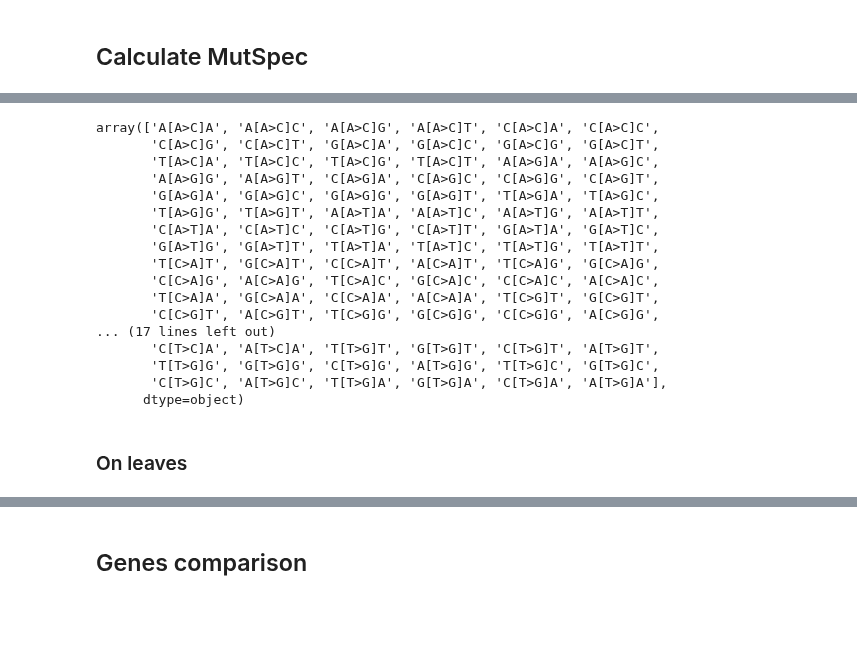
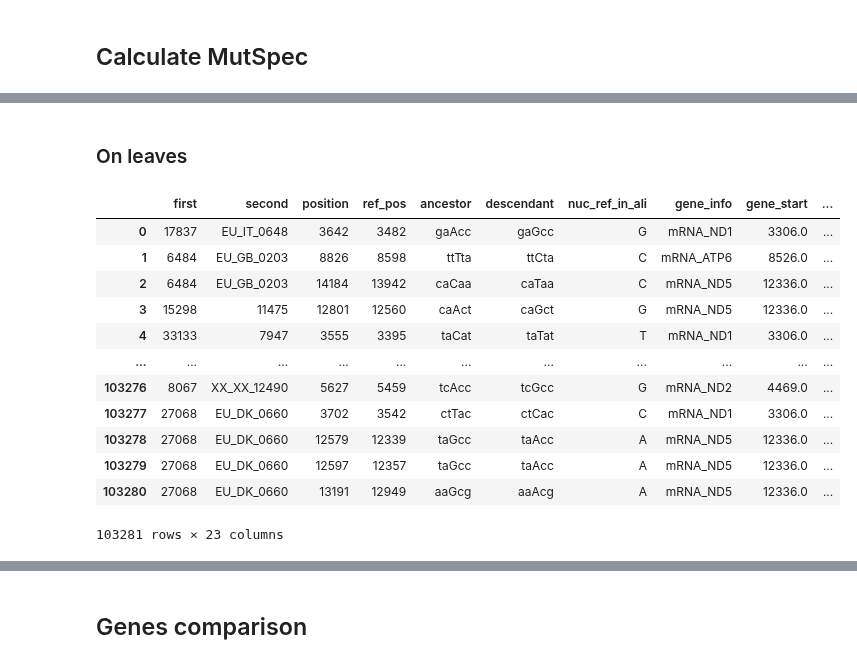
Before and after one commit to mitoclub/mtdnaMutSpecOfCancers, a Jupyter notebook: notebooks/human_global_tree_muts_EDA.ipynb, the cells around one changed output, grey strips where cells are left out. Saved outputs shown, nothing was run; the diff lists cells and outputs as text; code cells hidden in the pictures; blank space fills up the shorter version.

```diff
--- a/notebooks/human_global_tree_muts_EDA.ipynb
+++ b/notebooks/human_global_tree_muts_EDA.ipynb
@@ -426,25 +370,21 @@ df
-# %%
-df.sbs.values
-# %% [output]
-array(['A[A>C]A', 'A[A>C]C', 'A[A>C]G', 'A[A>C]T', 'C[A>C]A', 'C[A>C]C',
-       'C[A>C]G', 'C[A>C]T', 'G[A>C]A', 'G[A>C]C', 'G[A>C]G', 'G[A>C]T',
-       'T[A>C]A', 'T[A>C]C', 'T[A>C]G', 'T[A>C]T', 'A[A>G]A', 'A[A>G]C',
-       'A[A>G]G', 'A[A>G]T', 'C[A>G]A', 'C[A>G]C', 'C[A>G]G', 'C[A>G]T',
-       'G[A>G]A', 'G[A>G]C', 'G[A>G]G', 'G[A>G]T', 'T[A>G]A', 'T[A>G]C',
-       'T[A>G]G', 'T[A>G]T', 'A[A>T]A', 'A[A>T]C', 'A[A>T]G', 'A[A>T]T',
-       'C[A>T]A', 'C[A>T]C', 'C[A>T]G', 'C[A>T]T', 'G[A>T]A', 'G[A>T]C',
-       'G[A>T]G', 'G[A>T]T', 'T[A>T]A', 'T[A>T]C', 'T[A>T]G', 'T[A>T]T',
-       'T[C>A]T', 'G[C>A]T', 'C[C>A]T', 'A[C>A]T', 'T[C>A]G', 'G[C>A]G',
-       'C[C>A]G', 'A[C>A]G', 'T[C>A]C', 'G[C>A]C', 'C[C>A]C', 'A[C>A]C',
-       'T[C>A]A', 'G[C>A]A', 'C[C>A]A', 'A[C>A]A', 'T[C>G]T', 'G[C>G]T',
-       'C[C>G]T', 'A[C>G]T', 'T[C>G]G', 'G[C>G]G', 'C[C>G]G', 'A[C>G]G',
-... (17 lines left out)
-       'C[T>C]A', 'A[T>C]A', 'T[T>G]T', 'G[T>G]T', 'C[T>G]T', 'A[T>G]T',
-       'T[T>G]G', 'G[T>G]G', 'C[T>G]G', 'A[T>G]G', 'T[T>G]C', 'G[T>G]C',
-       'C[T>G]C', 'A[T>G]C', 'T[T>G]A', 'G[T>G]A', 'C[T>G]A', 'A[T>G]A'],
-      dtype=object)
 # %% [markdown]
 ### On leaves
+# %%
+muts_filtered
+# %% [output]
+|  | first | second | position | ref_pos | ancestor | descendant | nuc_ref_in_ali | gene_info | gene_start | ... |
+| 0 | 17837 | EU_IT_0648 | 3642 | 3482 | gaAcc | gaGcc | G | mRNA_ND1 | 3306.0 | ... |
+| 1 | 6484 | EU_GB_0203 | 8826 | 8598 | ttTta | ttCta | C | mRNA_ATP6 | 8526.0 | ... |
+| 2 | 6484 | EU_GB_0203 | 14184 | 13942 | caCaa | caTaa | C | mRNA_ND5 | 12336.0 | ... |
+| 3 | 15298 | 11475 | 12801 | 12560 | caAct | caGct | G | mRNA_ND5 | 12336.0 | ... |
+| 4 | 33133 | 7947 | 3555 | 3395 | taCat | taTat | T | mRNA_ND1 | 3306.0 | ... |
+| ... | ... | ... | ... | ... | ... | ... | ... | ... | ... | ... |
+| 103276 | 8067 | XX_XX_12490 | 5627 | 5459 | tcAcc | tcGcc | G | mRNA_ND2 | 4469.0 | ... |
+| 103277 | 27068 | EU_DK_0660 | 3702 | 3542 | ctTac | ctCac | C | mRNA_ND1 | 3306.0 | ... |
+| 103278 | 27068 | EU_DK_0660 | 12579 | 12339 | taGcc | taAcc | A | mRNA_ND5 | 12336.0 | ... |
+| 103279 | 27068 | EU_DK_0660 | 12597 | 12357 | taGcc | taAcc | A | mRNA_ND5 | 12336.0 | ... |
+| 103280 | 27068 | EU_DK_0660 | 13191 | 12949 | aaGcg | aaAcg | A | mRNA_ND5 | 12336.0 | ... |
+103281 rows × 23 columns
 # %%
 ms192 = calculate_mutspec(muts_filtered[muts_filtered.is_leaf == 1], exp_muts192["syn"], use_context=True)
 ms12 = calculate_mutspec(muts_filtered[muts_filtered.is_leaf == 1], exp_muts12["syn"], use_context=False)
```
Also changed, not shown: parts of 11 cells of this notebook, 15 other files.
